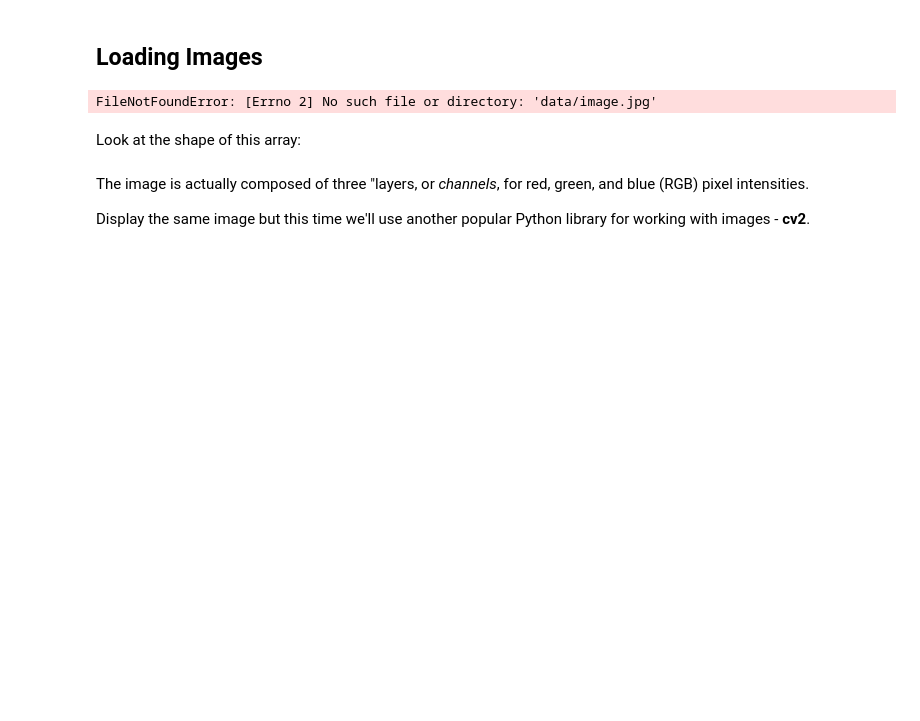
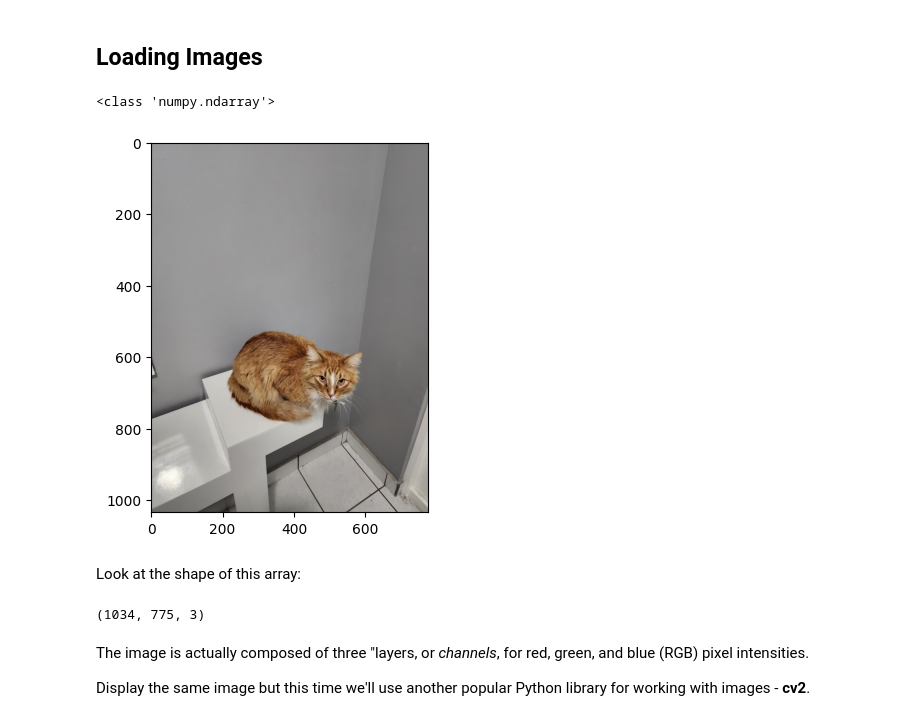
Before and after one commit to jrebull/Vision, a Jupyter notebook: Violinistas_2_2_Simple_ImgProcessing.ipynb, the cells around one changed output. Drawn from its saved outputs; the diff is of its cells as text; code cells hidden in the pictures; blank space fills up the shorter version.

```diff
--- a/Violinistas_2_2_Simple_ImgProcessing.ipynb
+++ b/Violinistas_2_2_Simple_ImgProcessing.ipynb
@@ -174,15 +214,18 @@ import cv2
 # %% [markdown]
 ## Loading Images <a class="anchor" id="loading"></a>
 # %%
-img1 = mpimg.imread('data/image.jpg')
+img1 = mpimg.imread('Goldy.jpg')
 plt.imshow(img1)
 print(type(img1))
 # %% [output]
-FileNotFoundError: [Errno 2] No such file or directory: 'data/image.jpg'
+<class 'numpy.ndarray'>
+[figure, added]
 # %% [markdown]
 Look at the shape of this array:
 # %%
 img1.shape
+# %% [output]
+(1034, 775, 3)
 # %% [markdown]
 The image is actually composed of three "layers, or *channels*, for red, green, and blue (RGB) pixel intensities.
 
```
Also changed, not shown: parts of 7 cells of this notebook.
